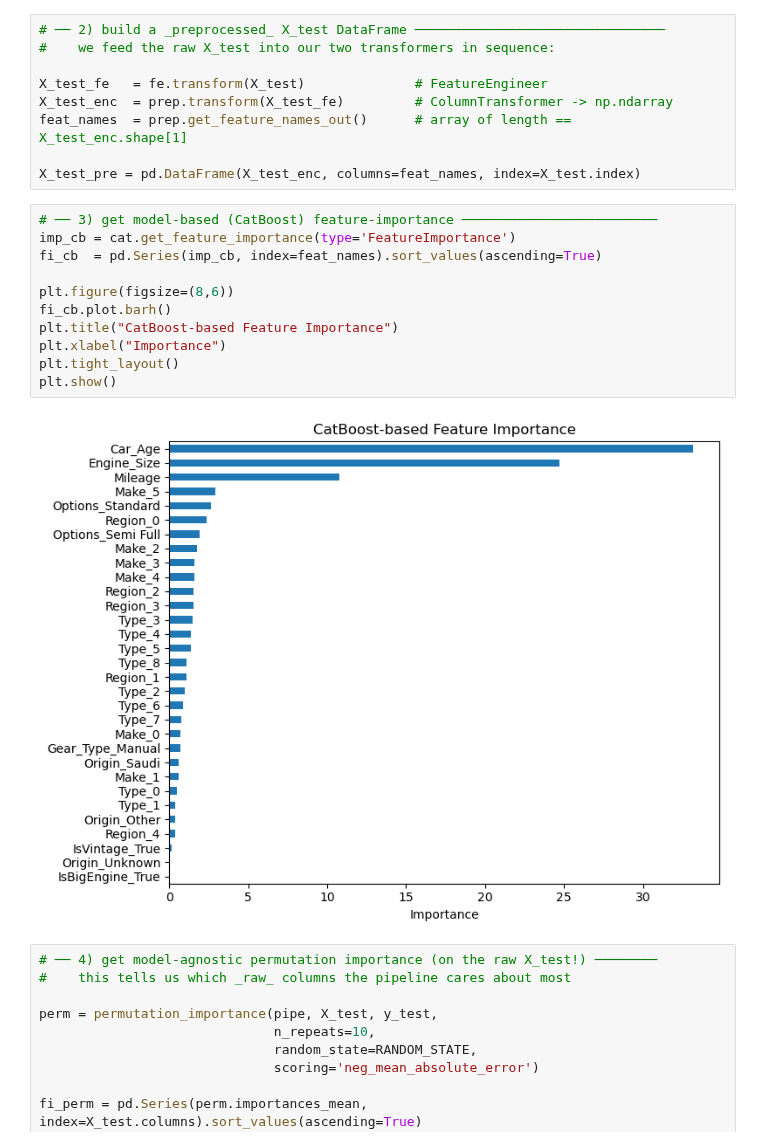
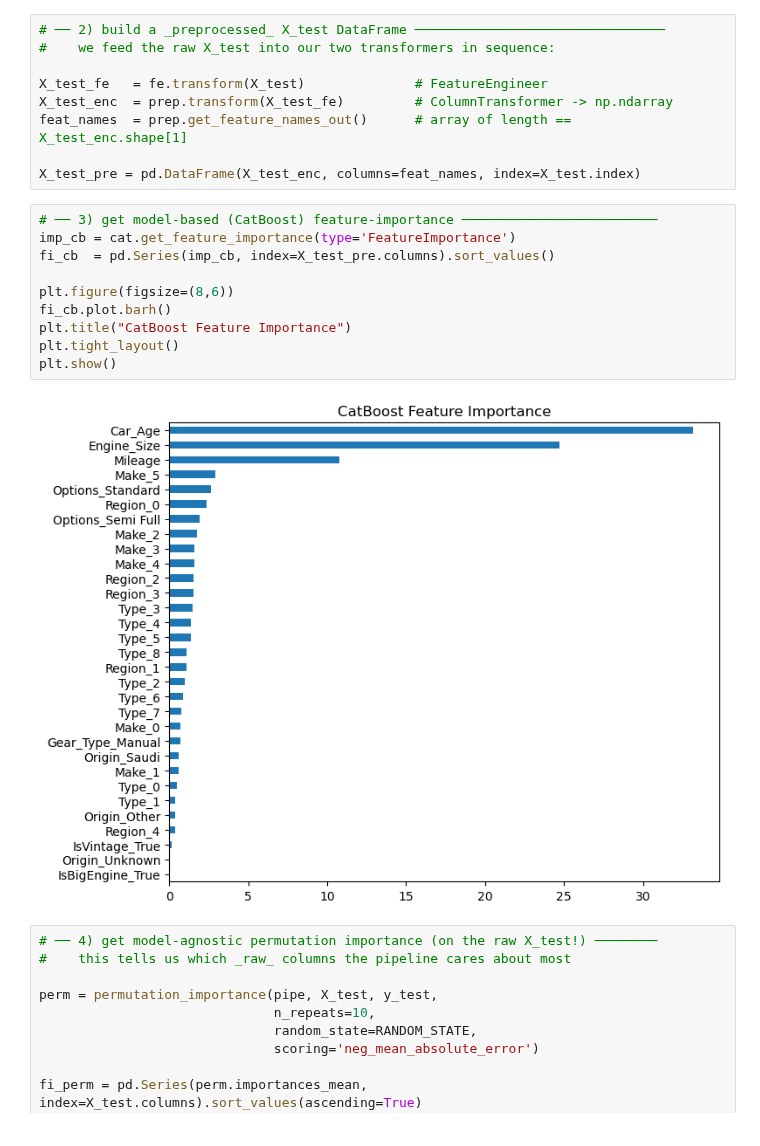
Before and after one commit to RioPramana21/Ctrl-Price-Taking-Control-of-Used-Car-Valuations-with-ML, a Jupyter notebook: code_files/5_modelling.ipynb, the cells around one changed output. Drawn from its saved outputs; the diff is of its cells as text.

```diff
--- a/code_files/5_modelling.ipynb
+++ b/code_files/5_modelling.ipynb
@@ -373,16 +373,15 @@ X_test_pre = pd.DataFrame(X_test_enc, columns=feat_names, index=X_test.index)
 # %%
 # ── 3) get model-based (CatBoost) feature-importance ─────────────────────────
 imp_cb = cat.get_feature_importance(type='FeatureImportance')
-fi_cb  = pd.Series(imp_cb, index=feat_names).sort_values(ascending=True)
+fi_cb  = pd.Series(imp_cb, index=X_test_pre.columns).sort_values()
 
 plt.figure(figsize=(8,6))
 fi_cb.plot.barh()
-plt.title("CatBoost-based Feature Importance")
-plt.xlabel("Importance")
+plt.title("CatBoost Feature Importance")
 plt.tight_layout()
 plt.show()
 # %% [output]
-[figure, old version]
+[figure, new version]
 # %%
 # ── 4) get model-agnostic permutation importance (on the raw X_test!) ────────
 #    this tells us which _raw_ columns the pipeline cares about most
```
